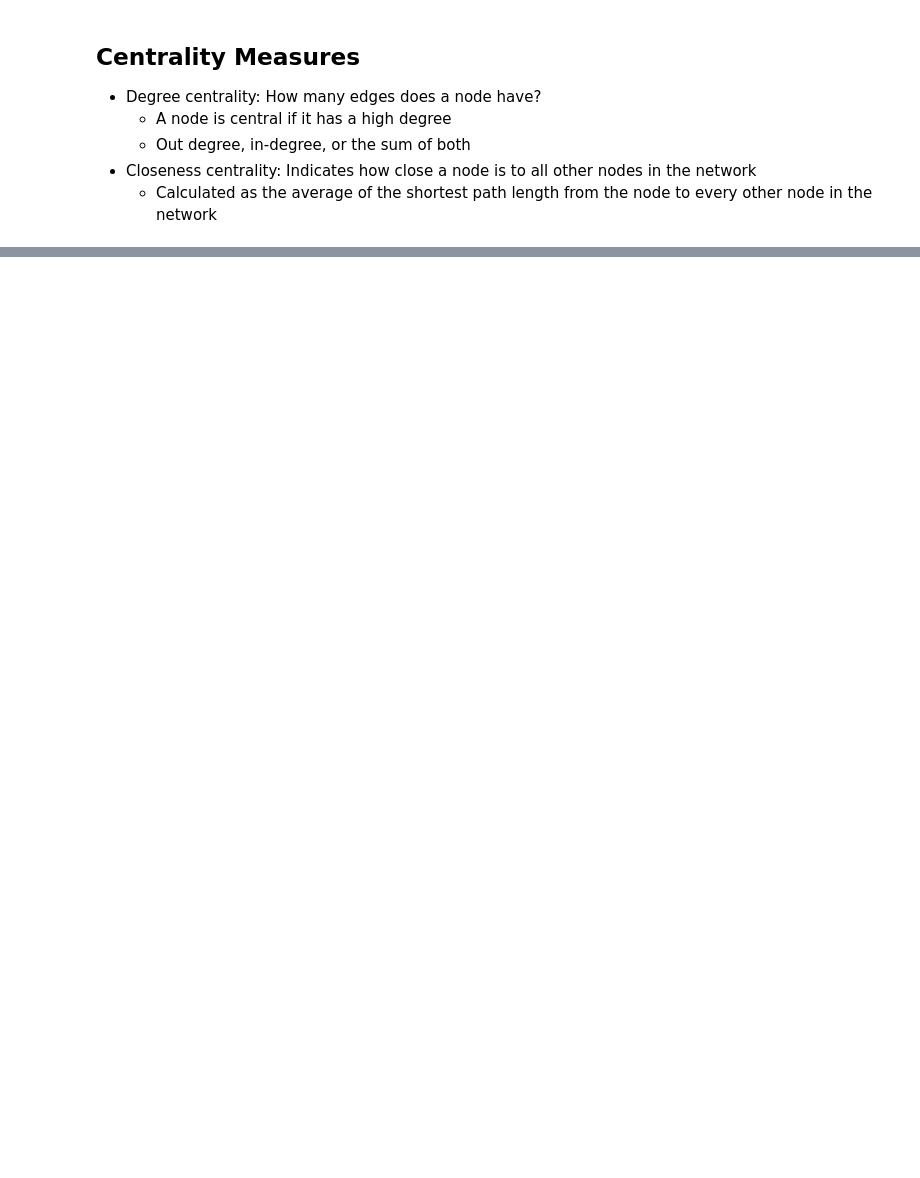
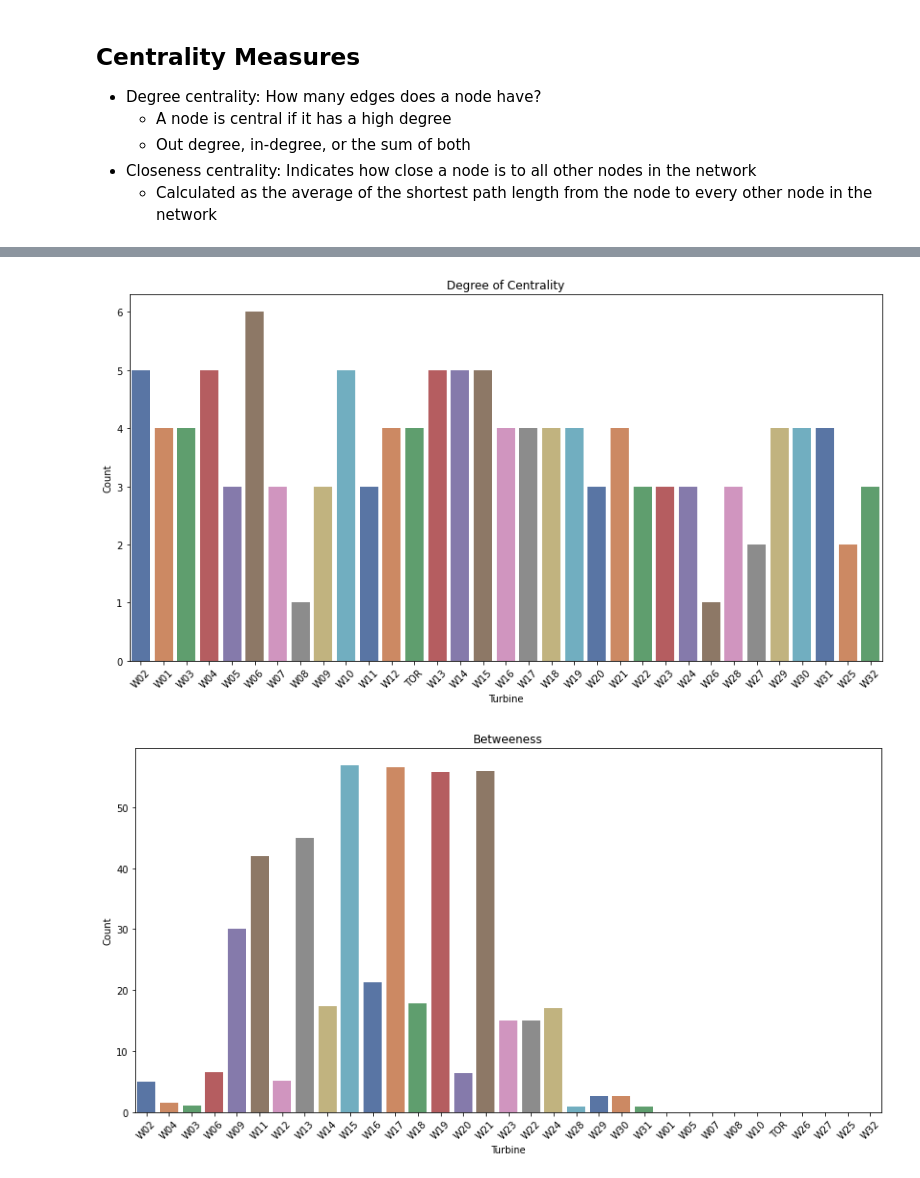
Before and after one commit to GStechschulte/wake_effect, a Jupyter notebook: network/turbine_network.ipynb, the cells around one changed output, grey strips where cells are left out. Cells and saved outputs as stored; diff of their text form; code cells hidden in the pictures; blank space fills up the shorter version.

```diff
--- a/network/turbine_network.ipynb
+++ b/network/turbine_network.ipynb
@@ -32,2 +23,4 @@ haver_interaction_tri = matrix.calculate_haver(True, True)
 # %%
-euclid_interaction_full = matrix.calculate_euclidean(threshold=0.004, tri=False, plot=True)
+euclid_interaction_tri_v1 = matrix.calculate_euclidean(threshold=0.004, tri=True, plot=False)
+euclid_interaction_tri_v2 = matrix.calculate_euclidean(threshold=0.003, tri=True, plot=False)
+euclid_interaction_tri_v3 = matrix.calculate_euclidean(threshold=0.0035, tri=True, plot=False)
@@ -88,0 +58,3 @@ euclid_full
+# %%
+euclid_full_v2 = build_network(euclid_interaction_full_v2, True)
+euclid_tri_v2 = build_network(euclid_interaction_tri_v2, True)
@@ -148,0 +113,8 @@ Avg degree: 2.6666666666666665
+# %%
+# Euclidean Distances
+betweenness, degree, closeness, distance_matrix = centrality_measures(euclid_tri_v2)
+
+plotter(degree, 'Degree of Centrality')
+plotter(betweenness, 'Betweeness')
+plotter(closeness, 'Closeness')
+# %% [output]
@@ -148,0 +124,2 @@ Avg degree: 2.6666666666666665
+[figure, added]
+[figure, added]
```
Also changed, not shown: parts of 27 cells of this notebook, 1 other file.
